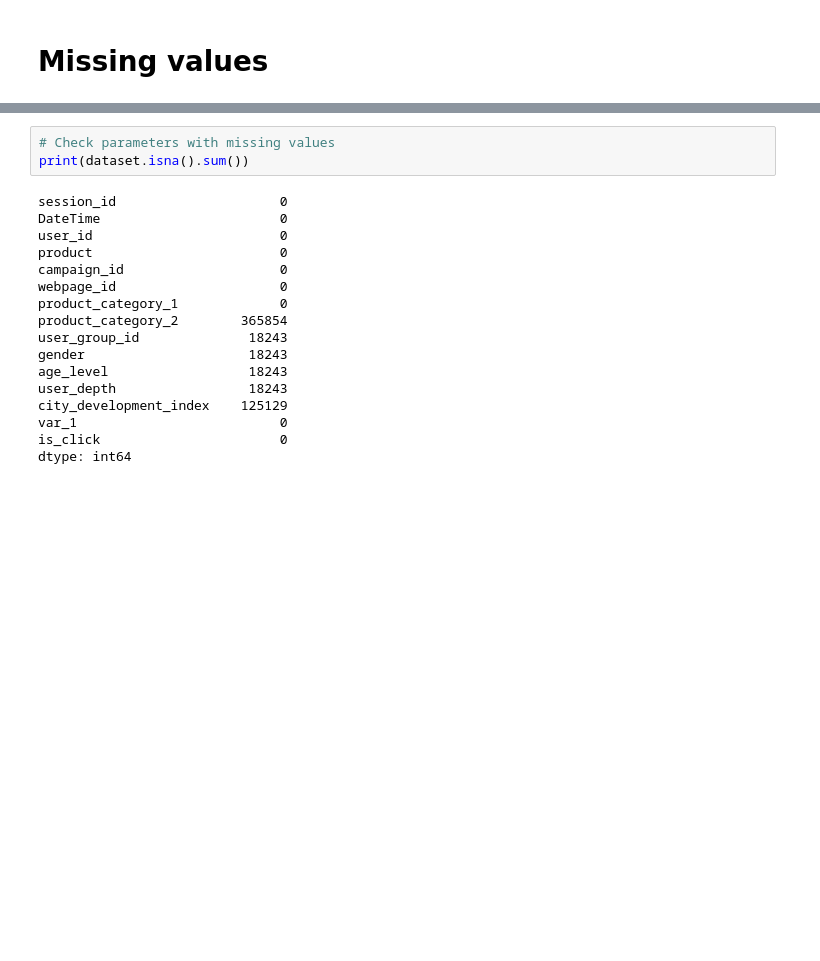
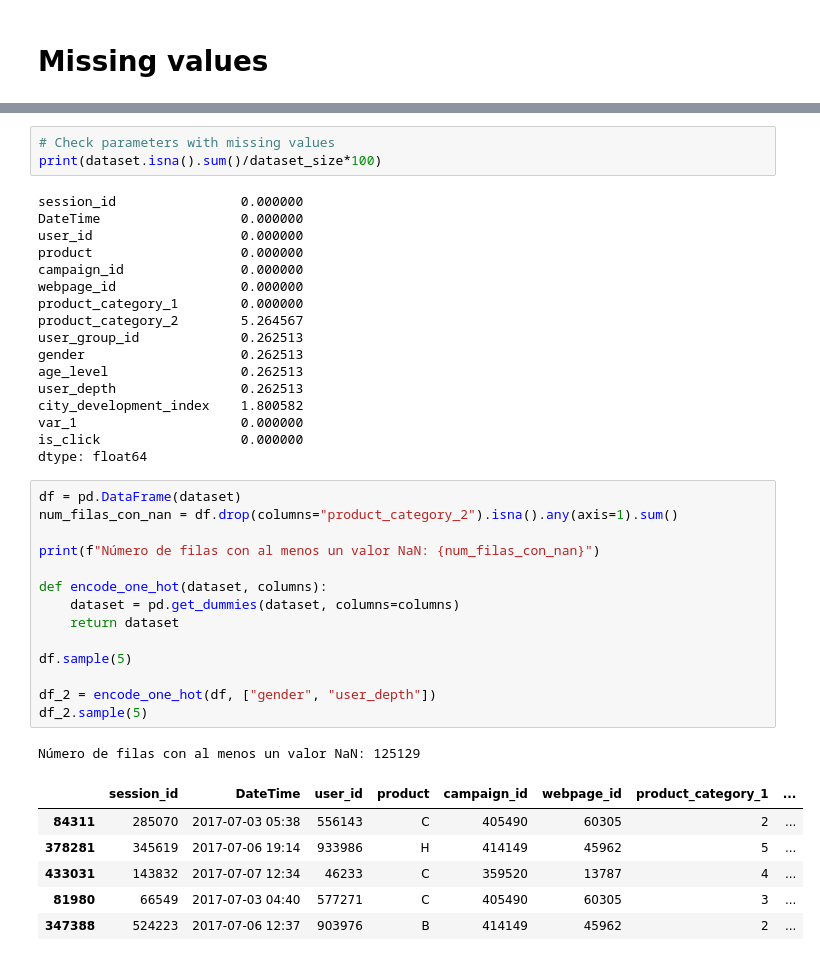
Before and after one commit to kevvvch/machine_learning_proy, a Jupyter notebook: 1-eda.ipynb, the cells around one changed output, grey strips where cells are left out. Cells and saved outputs as stored; diff of their text form; blank space fills up the shorter version.

```diff
--- a/main.ipynb
+++ b/1-eda.ipynb
@@ -259,20 +270,42 @@ Name: count, dtype: int64
 # %%
 # Check parameters with missing values
-print(dataset.isna().sum())
+print(dataset.isna().sum()/dataset_size*100)
 # %% [output]
-session_id                     0
-DateTime                       0
-user_id                        0
-product                        0
-campaign_id                    0
-webpage_id                     0
-product_category_1             0
-product_category_2        365854
-user_group_id              18243
-gender                     18243
-age_level                  18243
-user_depth                 18243
-city_development_index    125129
-var_1                          0
-is_click                       0
-dtype: int64
+session_id                0.000000
+DateTime                  0.000000
+user_id                   0.000000
+product                   0.000000
+campaign_id               0.000000
+webpage_id                0.000000
+product_category_1        0.000000
+product_category_2        5.264567
+user_group_id             0.262513
+gender                    0.262513
+age_level                 0.262513
+user_depth                0.262513
+city_development_index    1.800582
+var_1                     0.000000
+is_click                  0.000000
+dtype: float64
+# %%
+df = pd.DataFrame(dataset)
+num_filas_con_nan = df.drop(columns="product_category_2").isna().any(axis=1).sum()
+
+print(f"Número de filas con al menos un valor NaN: {num_filas_con_nan}")
+
+def encode_one_hot(dataset, columns):
+    dataset = pd.get_dummies(dataset, columns=columns)
+    return dataset
+
+df.sample(5)
+
+df_2 = encode_one_hot(df, ["gender", "user_depth"])
+df_2.sample(5)
+# %% [output]
+Número de filas con al menos un valor NaN: 125129
+|  | session_id | DateTime | user_id | product | campaign_id | webpage_id | product_category_1 | ... |
+| 84311 | 285070 | 2017-07-03 05:38 | 556143 | C | 405490 | 60305 | 2 | ... |
+| 378281 | 345619 | 2017-07-06 19:14 | 933986 | H | 414149 | 45962 | 5 | ... |
+| 433031 | 143832 | 2017-07-07 12:34 | 46233 | C | 359520 | 13787 | 4 | ... |
+| 81980 | 66549 | 2017-07-03 04:40 | 577271 | C | 405490 | 60305 | 3 | ... |
+| 347388 | 524223 | 2017-07-06 12:37 | 903976 | B | 414149 | 45962 | 2 | ... |
```
Also changed, not shown: parts of 3 cells of this notebook.
